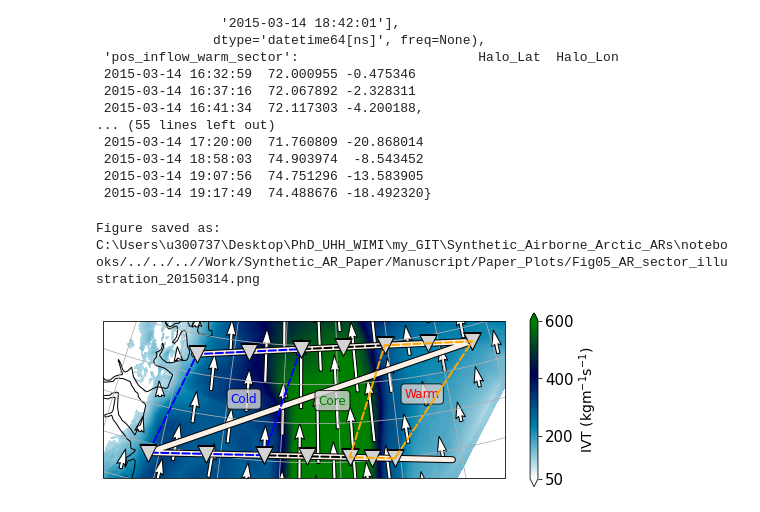
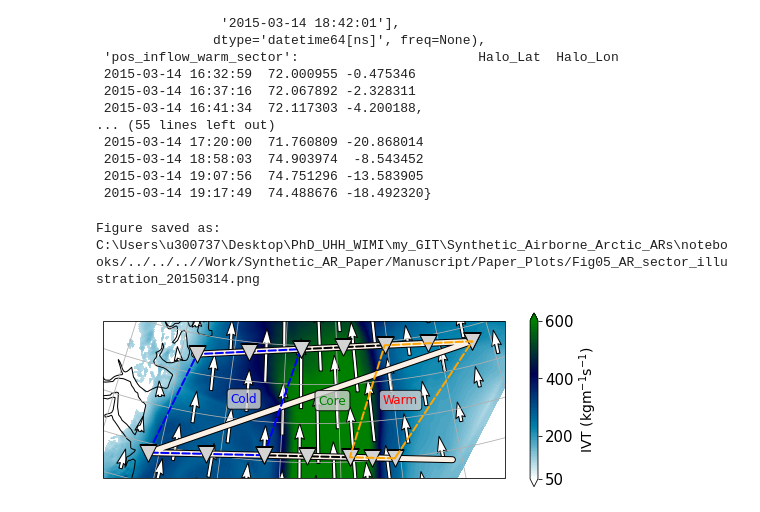
Before and after one commit to hdorff94/Synthetic_Airborne_Arctic_ARs, a Jupyter notebook: notebooks/AR_Sector_Illustration.ipynb, the cells around one changed output. Cells and saved outputs as stored; diff of their text form; code cells hidden in the pictures.

```diff
--- a/notebooks/AR_Sector_Illustration.ipynb
+++ b/notebooks/AR_Sector_Illustration.ipynb
@@ -310,7 +310,7 @@ with plt.style.context(styles("typhon")):
               [sondes_selection["pos_all_core"]["Halo_Lat"][3],
               sondes_selection["pos_all_core"]["Halo_Lat"][5]],
               color="k",lw=2,ls="--",zorder=3,transform=ccrs.PlateCarree())
-    plt.text(1.0,73.52,"Warm",fontsize=12,color="red",
+    plt.text(-1.0,73.42,"Warm",fontsize=12,color="red",
              bbox=dict(facecolor='lightgrey',edgecolor="k",
                   boxstyle="round",alpha=0.8),
              transform=ccrs.PlateCarree())
@@ -322,31 +322,31 @@ with plt.style.context(styles("typhon")):
              bbox=dict(facecolor='lightgrey',edgecolor="k",
                   boxstyle="round",alpha=0.8),
              transform=ccrs.PlateCarree())
 
     cb=plt.colorbar(C1,ax=ax,shrink=0.2)
     cb.set_label("IVT ($\mathrm{kgm}^{-1}\mathrm{s}^{-1}$)",fontsize=14)
     cb.set_ticks([50,200,400,600])
     ax.set_extent([lower_lon,upper_lon,lower_lat,upper_lat])
     ## Add quiver
     step=45
     quiver_lon=np.array(carra_ivt["longitude"][::step,::step])
     quiver_lat=np.array(carra_ivt["latitude"][::step,::step])
     u=np.array(carra_ivt["IVT_u"][::step,::step])
     v=np.array(carra_ivt["IVT_v"][::step,::step])
     #u[u<50]=np.nan
     v[v<50]=np.nan
     quiver=ax.quiver(quiver_lon,quiver_lat,u,v,color="white",
                     edgecolor="k",linewidth=1,scale=600,
                     scale_units="inches",pivot="mid",
                     width=0.008,transform=ccrs.PlateCarree())
     #os.chdir(os.getcwd()+"/../Synthetic_AR_Paper/Manuscript/Paper_Plots/")
     #print(os.getcwd())
     #sys.exit()
     plot_path=major_path+"/Work/Synthetic_AR_Paper/Manuscript/Paper_Plots/"
     #print("Figure is saved as: ", plot_path)
     fig_name="Fig05_AR_sector_illustration_20150314.png"
     map_fig.savefig(plot_path+fig_name,dpi=500,bbox_inches="tight")
     print("Figure saved as:",plot_path+fig_name)
 # %% [output]
 Figure saved as: C:\Users\u300737\Desktop\PhD_UHH_WIMI\my_GIT\Synthetic_Airborne_Arctic_ARs\notebooks/../../..//Work/Synthetic_AR_Paper/Manuscript/Paper_Plots/Fig05_AR_sector_illustration_20150314.png
-[figure, old version]
+[figure, new version]
```
Also changed, not shown: 9 other files.
